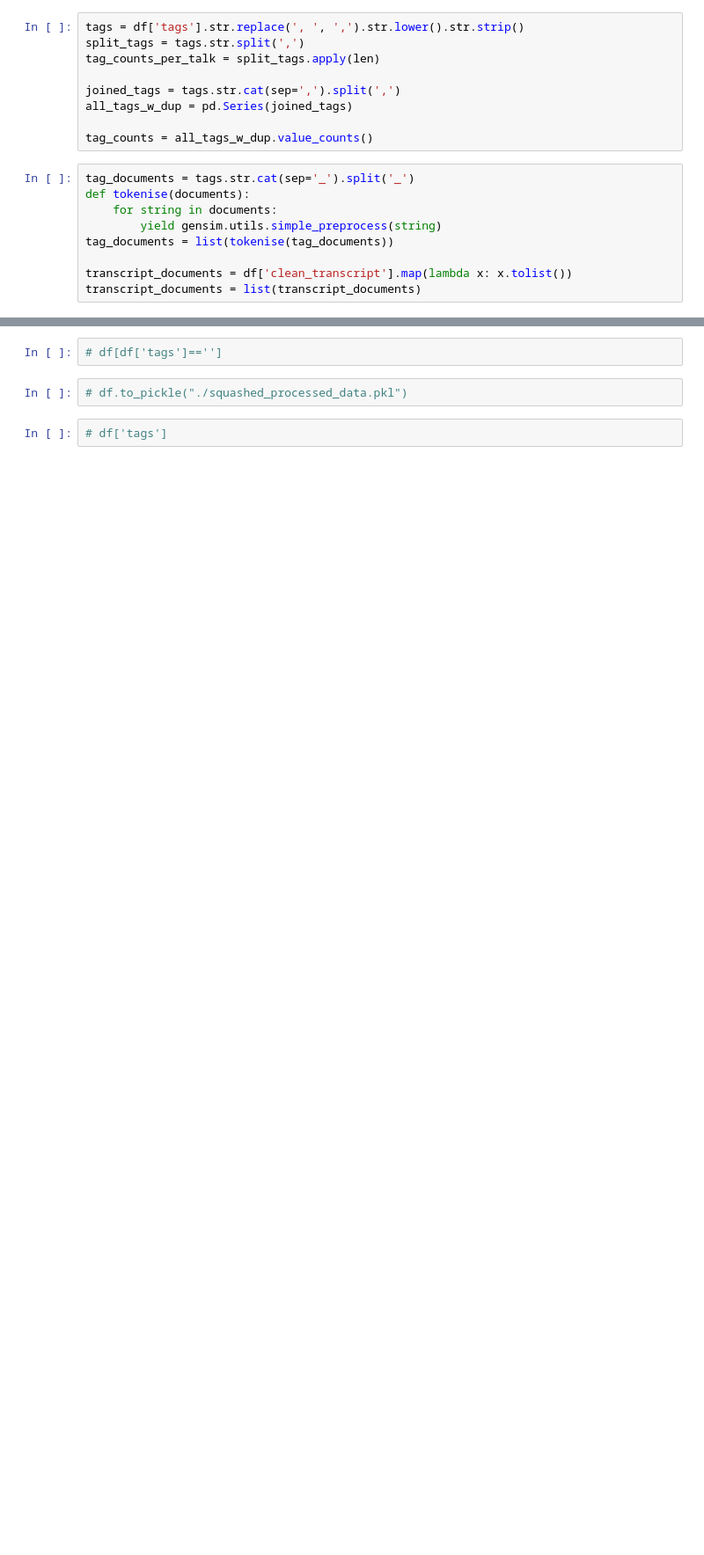
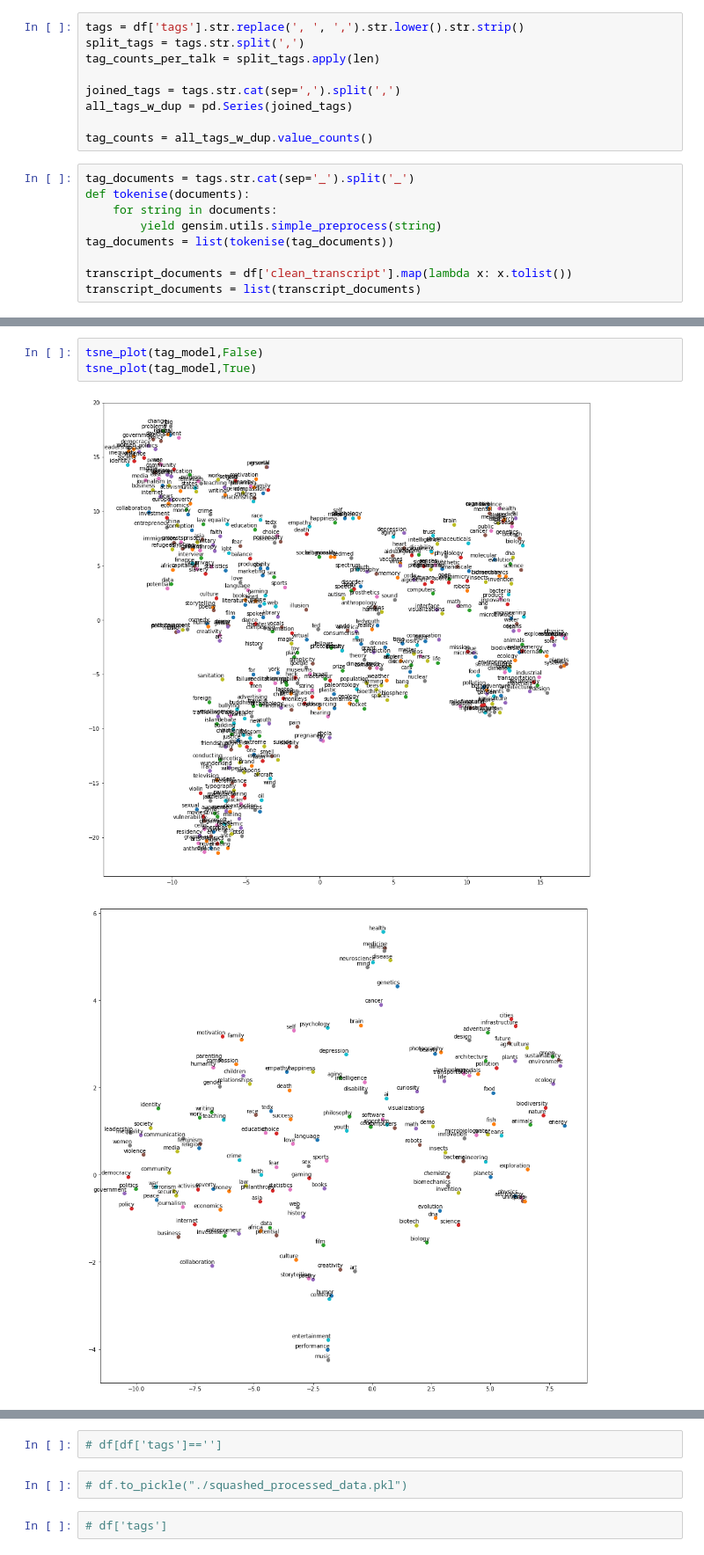
Before and after one commit to GlennChia/50_038_cds_project, a Jupyter notebook: notebooks/cleaning/squash_tags.ipynb, the cells around one changed output, grey strips where cells are left out. Shown at 88% size. Cells and saved outputs as stored; diff of their text form; blank space fills up the shorter version.

```diff
--- a/notebooks/cleaning/squash_tags.ipynb
+++ b/notebooks/cleaning/squash_tags.ipynb
@@ -88,0 +124,6 @@ for i in range(len(df.index)):
+# %%
+tsne_plot(tag_model,False)
+tsne_plot(tag_model,True)
+# %% [output]
+[figure, added]
+[figure, added]
```
Also changed, not shown: parts of 17 cells of this notebook.
